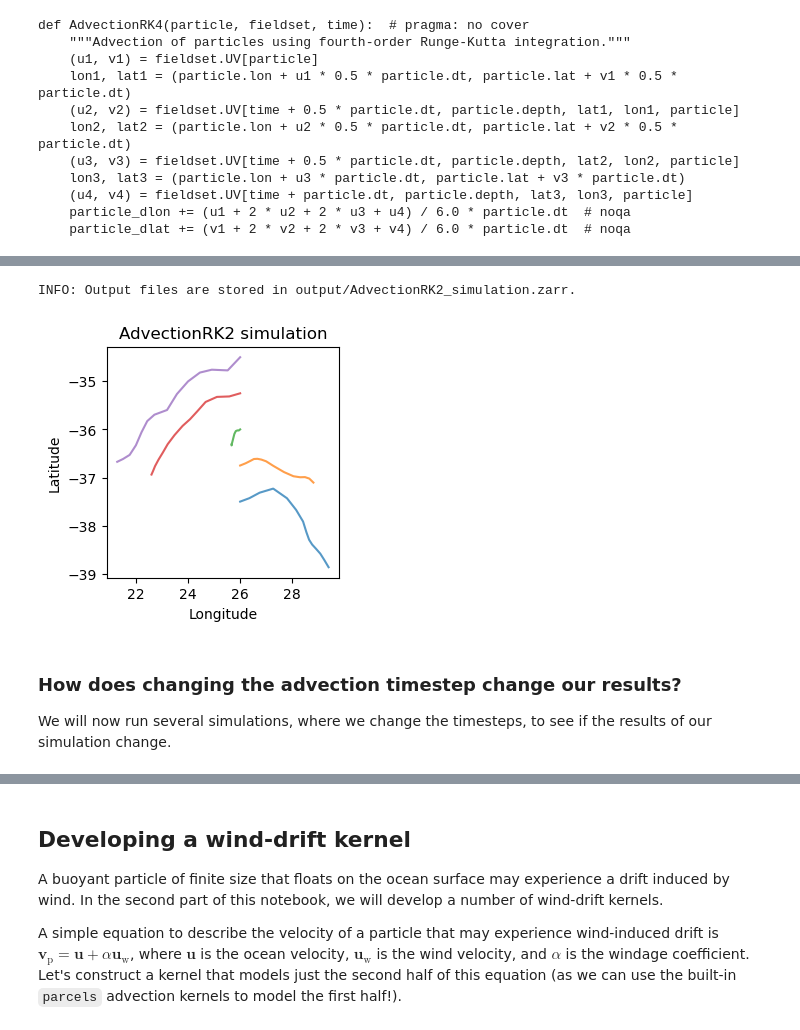
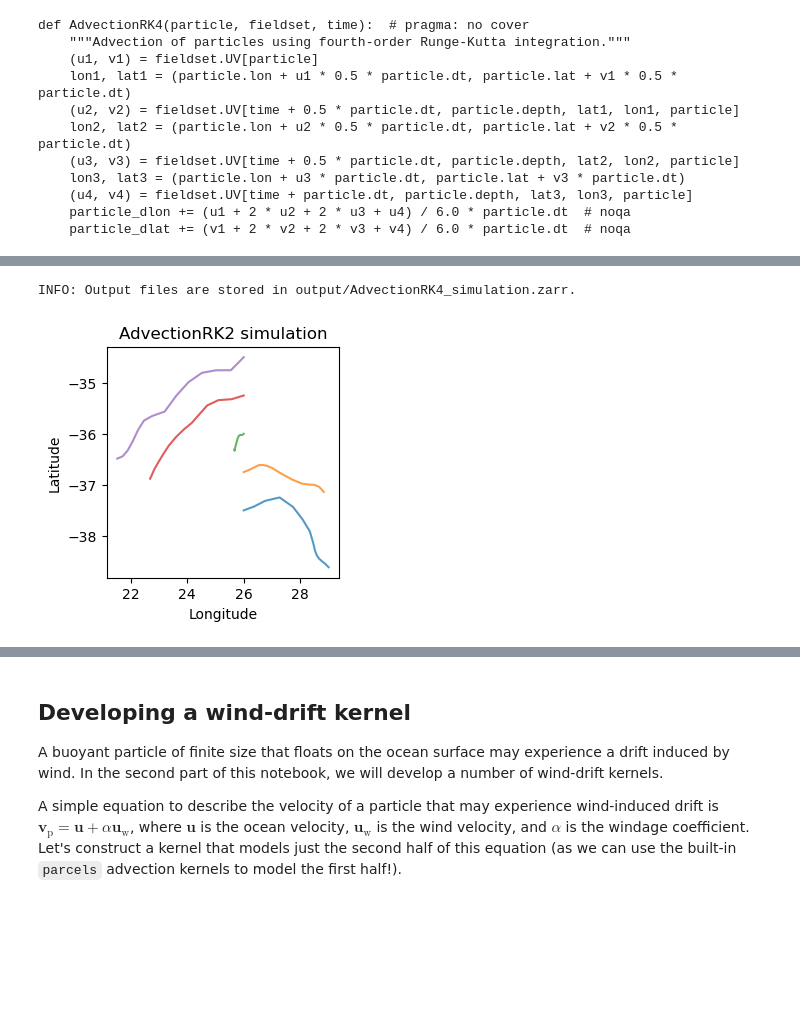
Before and after one commit to ramos-bruna/Tools_for_coastal_management_parcels, a Jupyter notebook: Wind_particle_tracking.ipynb, the cells around one changed output, grey strips where cells are left out. Drawn from its saved outputs; the diff is of its cells as text; code cells hidden in the pictures; blank space fills up the shorter version.

```diff
--- a/Wind_particle_tracking.ipynb
+++ b/Wind_particle_tracking.ipynb
@@ -101,23 +76,20 @@ chunks = int(runtime/outputdt) # Because we will store a lot of positions, to sp
 pset = parcels.ParticleSet(fieldset=fieldset, pclass=parcels.JITParticle,
             lon=initial_release_lons,
             lat=initial_release_lats)
-pfile = pset.ParticleFile(name="output/AdvectionRK2_simulation.zarr", outputdt=outputdt, chunks=(len(pset), chunks))
+pfile = pset.ParticleFile(name="output/AdvectionRK4_simulation.zarr", outputdt=outputdt, chunks=(len(pset), chunks))
 
 # Execute the simulation using your AdvectionRK2 scheme
-pset.execute(AdvectionRK2, runtime=runtime, dt=dt, output_file=pfile)
+pset.execute(parcels.AdvectionRK4, runtime=runtime, dt=dt, output_file=pfile)
 # %% [output]
-INFO: Output files are stored in output/AdvectionRK2_simulation.zarr.
+INFO: Output files are stored in output/AdvectionRK4_simulation.zarr.
 # %%
 # Open the dataset and visualise the results
-ds = xr.open_zarr("output/AdvectionRK2_simulation.zarr")
+ds = xr.open_zarr("output/AdvectionRK4_simulation.zarr")
 fig = plt.figure(figsize=(3,3))
 plt.title('AdvectionRK2 simulation')
 plt.plot(ds.lon.T, ds.lat.T, alpha=0.75)
 plt.xlabel('Longitude')
 plt.ylabel('Latitude')
 plt.show()
 # %% [output]
-[figure, old version]
+[figure, new version]
-# %% [markdown]
-### How does changing the advection timestep change our results?
-We will now run several simulations, where we change the timesteps, to see if the results of our simulation change.
```
Also changed, not shown: parts of 14 cells of this notebook.
